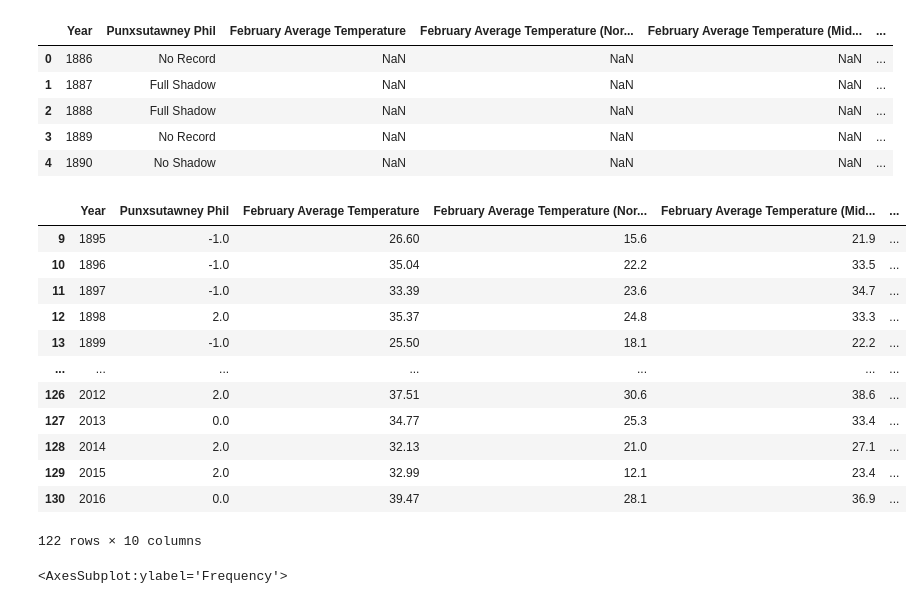
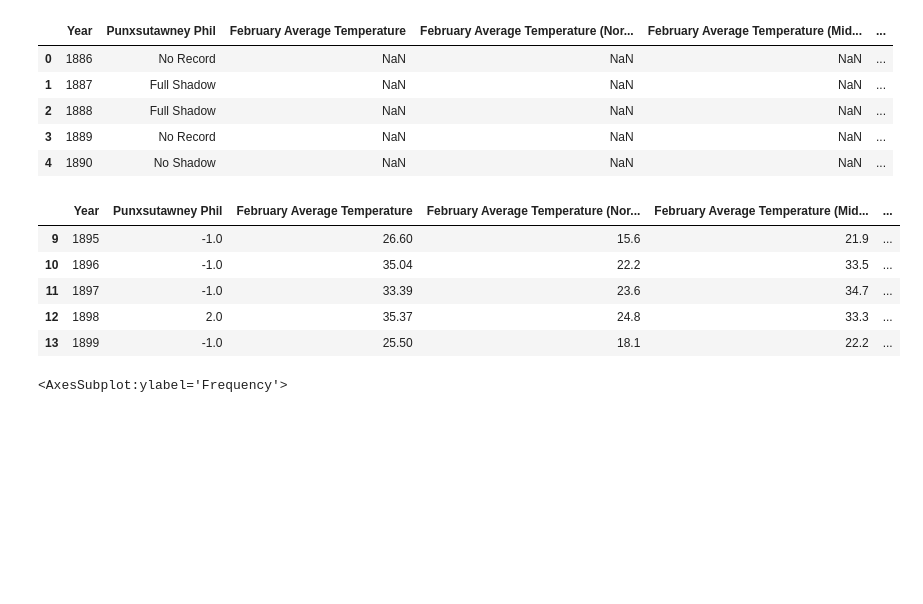
Before and after one commit to Kieons/Homework1, a Jupyter notebook: Homework 1.ipynb, the cells around one changed output. Drawn from its saved outputs; the diff is of its cells as text; code cells hidden in the pictures; blank space fills up the shorter version.

```diff
--- a/Homework 1.ipynb
+++ b/Homework 1.ipynb
@@ -23,21 +23,14 @@ data['Punxsutawney Phil'].replace(['No Record', 'No Shadow','Partial Shadow','Fu
 # %%
 data = data.dropna() # Deletes the NaN in the data so that I could graph it
 
-data
+data.head()
 # %% [output]
 |  | Year | Punxsutawney Phil | February Average Temperature | February Average Temperature (Nor... | February Average Temperature (Mid... | ... |
 | 9 | 1895 | -1.0 | 26.60 | 15.6 | 21.9 | ... |
 | 10 | 1896 | -1.0 | 35.04 | 22.2 | 33.5 | ... |
 | 11 | 1897 | -1.0 | 33.39 | 23.6 | 34.7 | ... |
 | 12 | 1898 | 2.0 | 35.37 | 24.8 | 33.3 | ... |
 | 13 | 1899 | -1.0 | 25.50 | 18.1 | 22.2 | ... |
-| ... | ... | ... | ... | ... | ... | ... |
-| 126 | 2012 | 2.0 | 37.51 | 30.6 | 38.6 | ... |
-| 127 | 2013 | 0.0 | 34.77 | 25.3 | 33.4 | ... |
-| 128 | 2014 | 2.0 | 32.13 | 21.0 | 27.1 | ... |
-| 129 | 2015 | 2.0 | 32.99 | 12.1 | 23.4 | ... |
-| 130 | 2016 | 0.0 | 39.47 | 28.1 | 36.9 | ... |
-122 rows × 10 columns
 # %%
 data.plot(kind='hist', x='Punxsutawney Phil', y='February Average Temperature', bins=15) #graphs how frequent a shadow comes from temp
 # %% [output]
```
